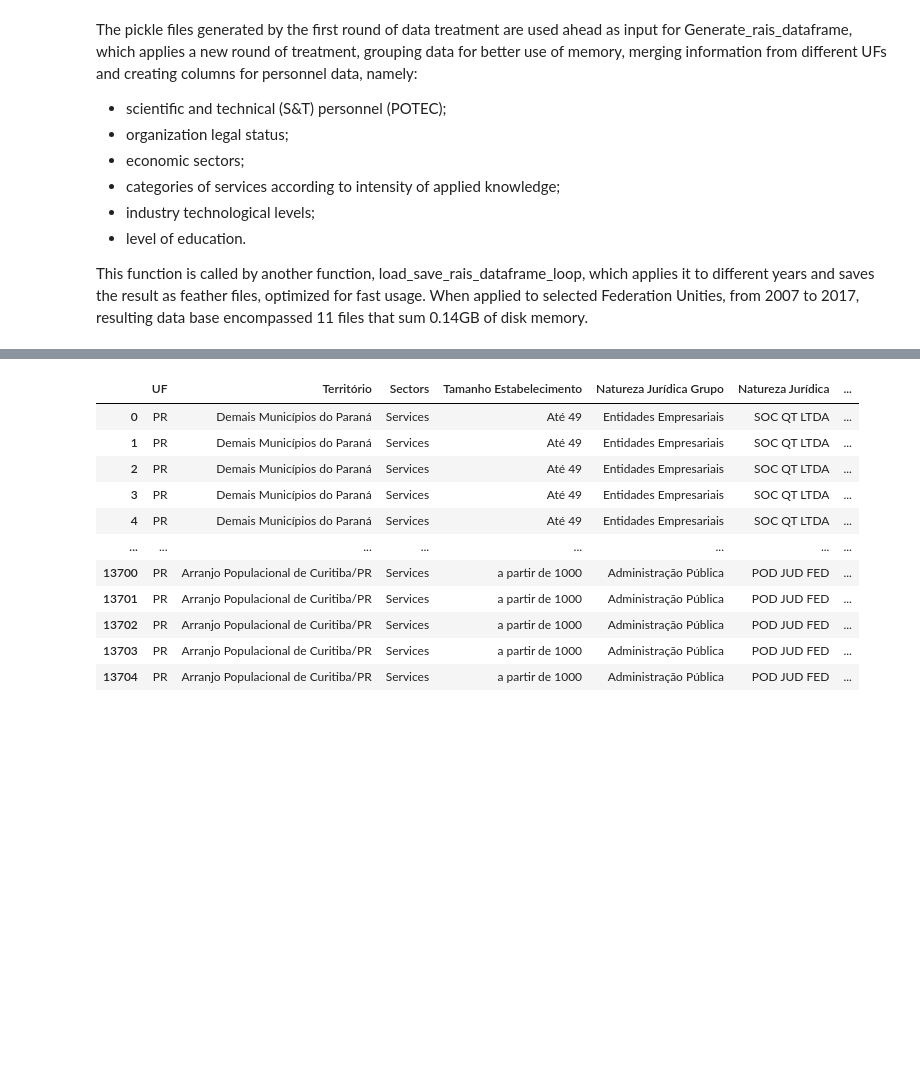
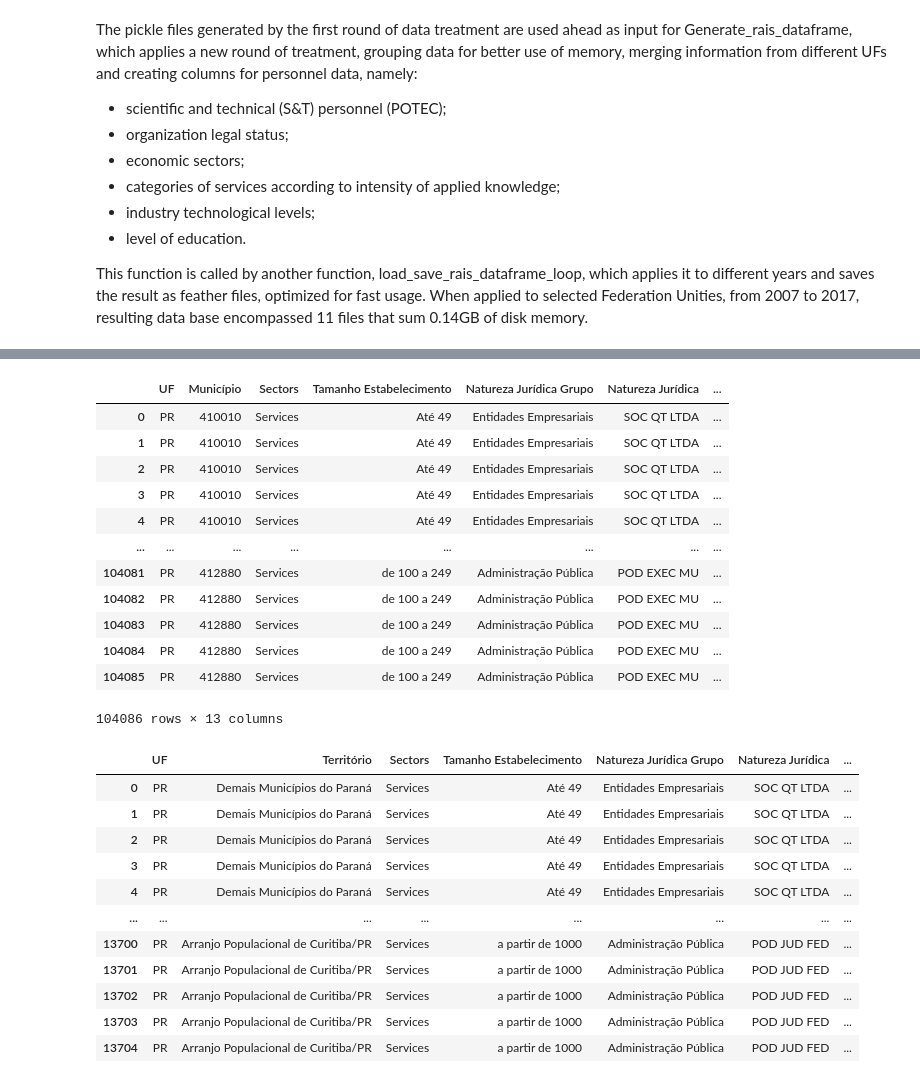
Before and after one commit to augustogeog/innovation_panel, a Jupyter notebook: 0_collecting_and_treating_RAIS_data.ipynb, the cells around one changed output, grey strips where cells are left out. Saved outputs shown, nothing was run; the diff lists cells and outputs as text; code cells hidden in the pictures; blank space fills up the shorter version.

```diff
--- a/0_collecting_and_treating_RAIS_data.ipynb
+++ b/0_collecting_and_treating_RAIS_data.ipynb
@@ -43,6 +43,8 @@ pd.options.display.float_format = '{:,.2f}'.format
 import app_rais.treat as treat
 from app_rais.collect import download_rais
 from app_rais.collect import extract_rais_original
+pd.options.display.max_columns = 50
+import app_rais.dicts_constants as dc
 # %% [markdown]
 ## COLLECTING RAIS DATA
 # %% [markdown]
@@ -164,3 +196,19 @@ Wall time: 4.31 s
+# %%
+df_2007
+# %% [output]
+|  | UF | Município | Sectors | Tamanho Estabelecimento | Natureza Jurídica Grupo | Natureza Jurídica | ... |
+| 0 | PR | 410010 | Services | Até 49 | Entidades Empresariais | SOC QT LTDA | ... |
+| 1 | PR | 410010 | Services | Até 49 | Entidades Empresariais | SOC QT LTDA | ... |
+| 2 | PR | 410010 | Services | Até 49 | Entidades Empresariais | SOC QT LTDA | ... |
+| 3 | PR | 410010 | Services | Até 49 | Entidades Empresariais | SOC QT LTDA | ... |
+| 4 | PR | 410010 | Services | Até 49 | Entidades Empresariais | SOC QT LTDA | ... |
+| ... | ... | ... | ... | ... | ... | ... | ... |
+| 104081 | PR | 412880 | Services | de 100 a 249 | Administração Pública | POD EXEC MU | ... |
+| 104082 | PR | 412880 | Services | de 100 a 249 | Administração Pública | POD EXEC MU | ... |
+| 104083 | PR | 412880 | Services | de 100 a 249 | Administração Pública | POD EXEC MU | ... |
+| 104084 | PR | 412880 | Services | de 100 a 249 | Administração Pública | POD EXEC MU | ... |
+| 104085 | PR | 412880 | Services | de 100 a 249 | Administração Pública | POD EXEC MU | ... |
+104086 rows × 13 columns
 # %%
 df_2007.head()
 # %% [output]
```
Also changed, not shown: parts of 14 cells of this notebook, 52 other files.
